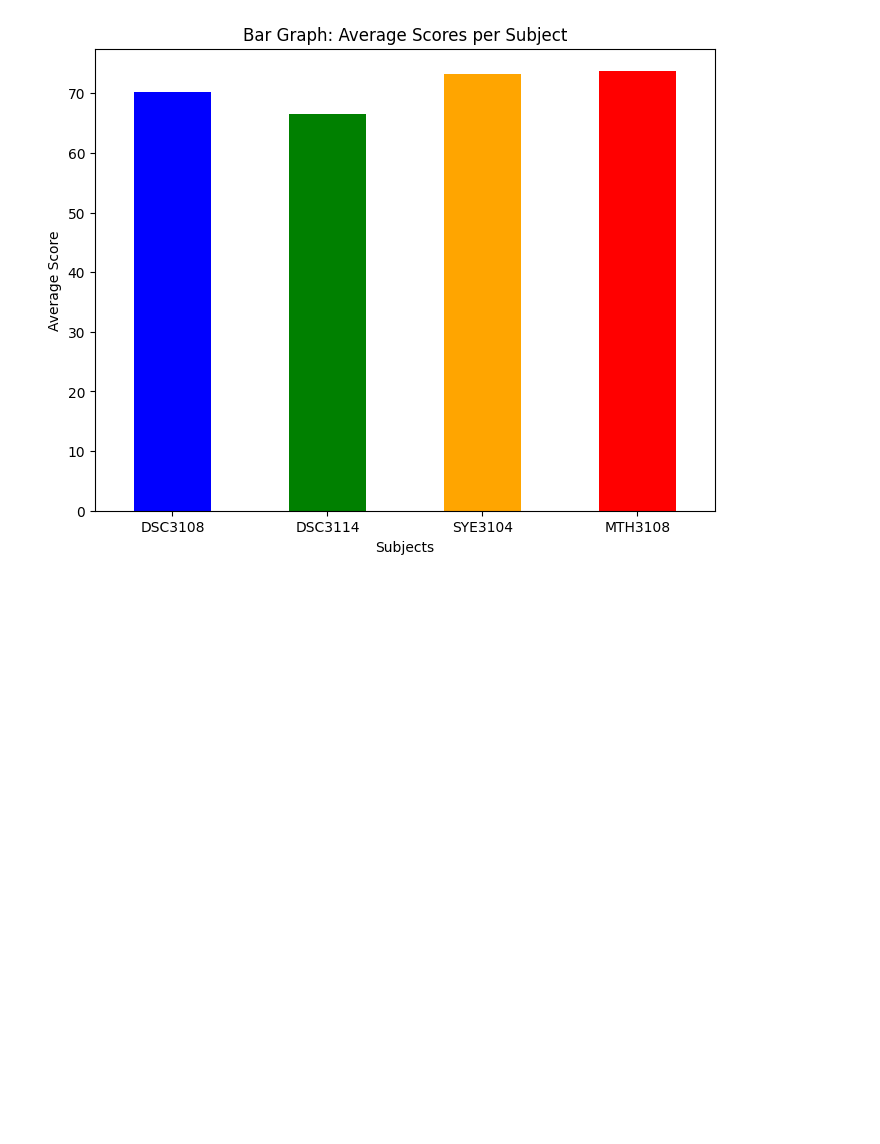
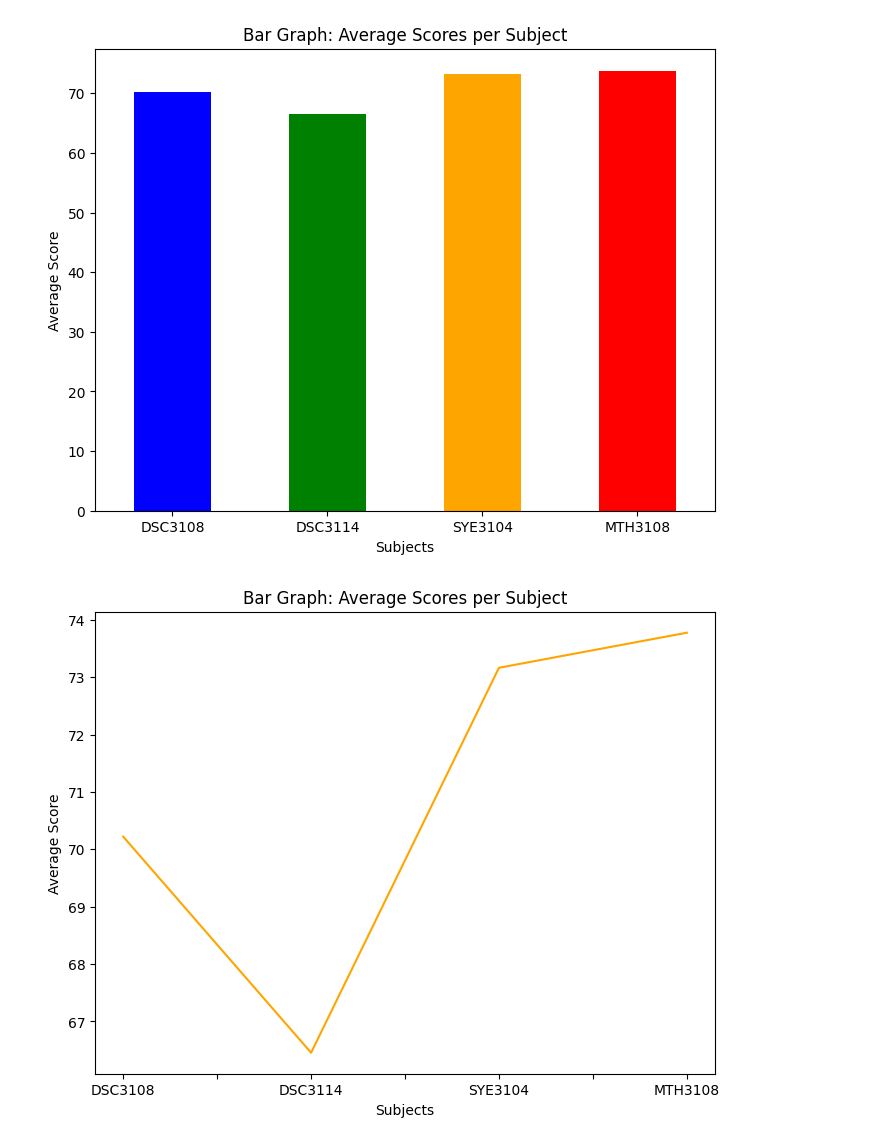
Before and after one commit to ATWIINETIRZAH/DataPath-From-Raw-to-Insights, a Jupyter notebook: Data_Cleaning/visualization.ipynb, the cells around one changed output. Cells and saved outputs as stored; diff of their text form; code cells hidden in the pictures; blank space fills up the shorter version.

Commit message:
added a line and 2 pie chart visulaizations based off mean and median

```diff
--- a/Data_Cleaning/visualization.ipynb
+++ b/Data_Cleaning/visualization.ipynb
@@ -70,3 +70,18 @@ plt.xticks(rotation=0)
 plt.show()
 # %% [output]
 [figure]
+# %%
+#calculates the average of the grades per course
+average_scores = grades[['DSC3108', 'DSC3114', 'SYE3104', 'MTH3108']].mean()
+
+#determines the size
+plt.figure(figsize=(8, 6))
+#plots the average scores with line colour orange
+average_scores.plot(kind='line', color=['orange'])
+plt.xlabel('Subjects')
+plt.ylabel('Average Score')
+plt.title('Bar Graph: Average Scores per Subject')
+plt.xticks(rotation=0)
+plt.show()
+# %% [output]
+[figure, added]
```
Also changed, not shown: parts of 3 cells of this notebook.
